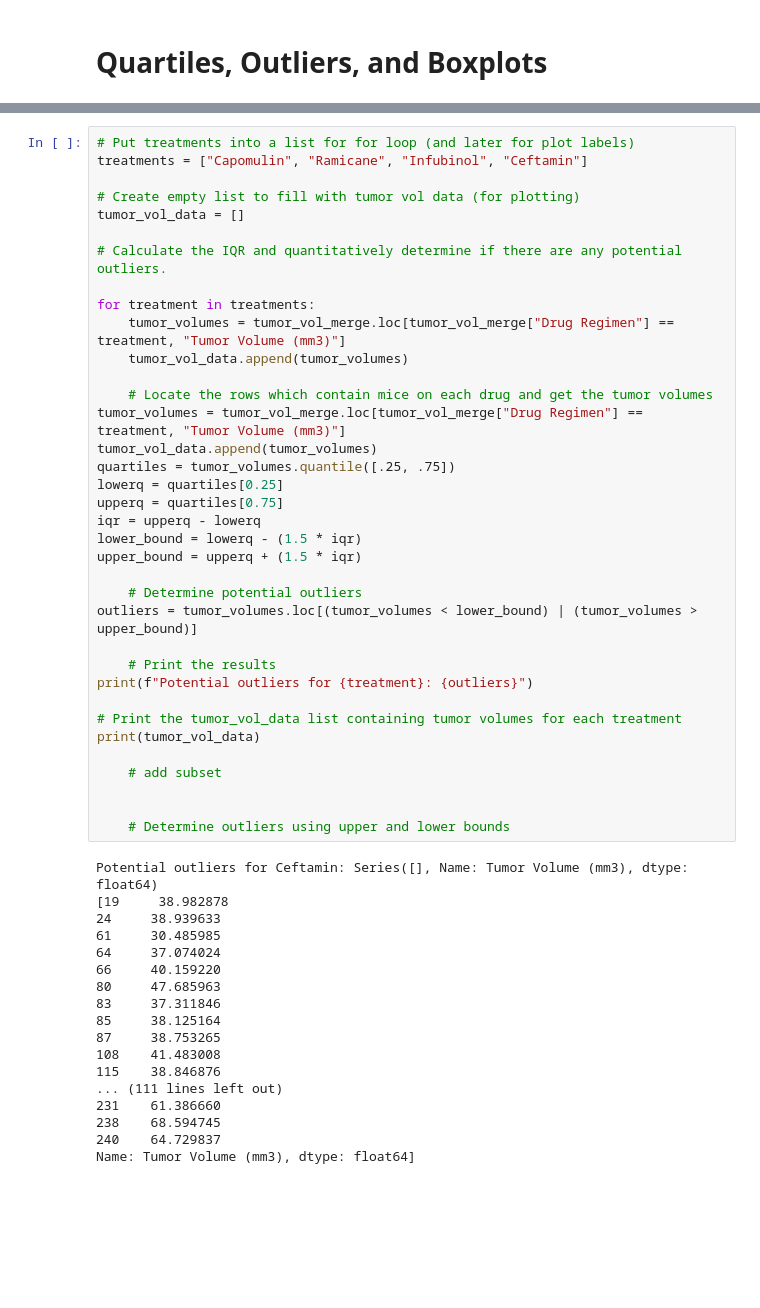
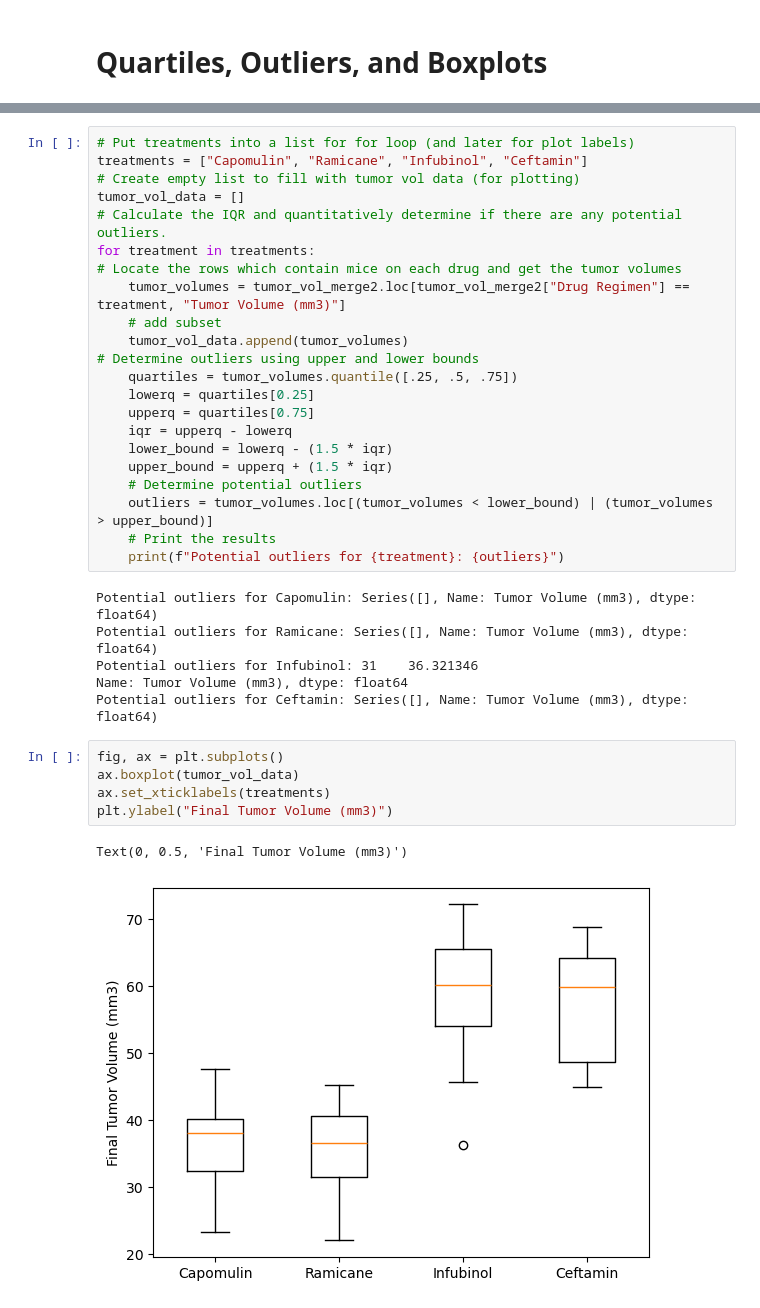
Before and after one commit to gburlew/module-5-challenge, a Jupyter notebook: main.ipynb, the cells around one changed output, grey strips where cells are left out. Drawn from its saved outputs; the diff is of its cells as text; blank space fills up the shorter version.

```diff
--- a/main.ipynb
+++ b/main.ipynb
@@ -188,54 +188,36 @@ tumor_vol_merge
 # %%
 # Put treatments into a list for for loop (and later for plot labels)
 treatments = ["Capomulin", "Ramicane", "Infubinol", "Ceftamin"]
-
 # Create empty list to fill with tumor vol data (for plotting)
 tumor_vol_data = []
-
 # Calculate the IQR and quantitatively determine if there are any potential outliers.
-
 for treatment in treatments:
-    tumor_volumes = tumor_vol_merge.loc[tumor_vol_merge["Drug Regimen"] == treatment, "Tumor Volume (mm3)"]
+# Locate the rows which contain mice on each drug and get the tumor volumes
+    tumor_volumes = tumor_vol_merge2.loc[tumor_vol_merge2["Drug Regimen"] == treatment, "Tumor Volume (mm3)"]
+    # add subset
     tumor_vol_data.append(tumor_volumes)
-
-    # Locate the rows which contain mice on each drug and get the tumor volumes
-tumor_volumes = tumor_vol_merge.loc[tumor_vol_merge["Drug Regimen"] == treatment, "Tumor Volume (mm3)"]
-tumor_vol_data.append(tumor_volumes)
-quartiles = tumor_volumes.quantile([.25, .75])
-lowerq = quartiles[0.25]
-upperq = quartiles[0.75]
-iqr = upperq - lowerq
-lower_bound = lowerq - (1.5 * iqr)
-upper_bound = upperq + (1.5 * iqr)
-
+# Determine outliers using upper and lower bounds
+    quartiles = tumor_volumes.quantile([.25, .5, .75])
+    lowerq = quartiles[0.25]
+    upperq = quartiles[0.75]
+    iqr = upperq - lowerq
+    lower_bound = lowerq - (1.5 * iqr)
+    upper_bound = upperq + (1.5 * iqr)
     # Determine potential outliers
-outliers = tumor_volumes.loc[(tumor_volumes < lower_bound) | (tumor_volumes > upper_bound)]
-
+    outliers = tumor_volumes.loc[(tumor_volumes < lower_bound) | (tumor_volumes > upper_bound)]
     # Print the results
-print(f"Potential outliers for {treatment}: {outliers}")
-
-# Print the tumor_vol_data list containing tumor volumes for each treatment
-print(tumor_vol_data)
-
-    # add subset
-
-
-    # Determine outliers using upper and lower bounds
+    print(f"Potential outliers for {treatment}: {outliers}")
 # %% [output]
+Potential outliers for Capomulin: Series([], Name: Tumor Volume (mm3), dtype: float64)
+Potential outliers for Ramicane: Series([], Name: Tumor Volume (mm3), dtype: float64)
+Potential outliers for Infubinol: 31    36.321346
+Name: Tumor Volume (mm3), dtype: float64
 Potential outliers for Ceftamin: Series([], Name: Tumor Volume (mm3), dtype: float64)
-[19     38.982878
-24     38.939633
-61     30.485985
-64     37.074024
-66     40.159220
-80     47.685963
-83     37.311846
-85     38.125164
-87     38.753265
-108    41.483008
-115    38.846876
-... (111 lines left out)
-231    61.386660
-238    68.594745
-240    64.729837
-Name: Tumor Volume (mm3), dtype: float64]
+# %%
+fig, ax = plt.subplots()
+ax.boxplot(tumor_vol_data)
+ax.set_xticklabels(treatments)
+plt.ylabel("Final Tumor Volume (mm3)")
+# %% [output]
+Text(0, 0.5, 'Final Tumor Volume (mm3)')
+[figure, added]
```
Also changed, not shown: parts of 9 cells of this notebook.
